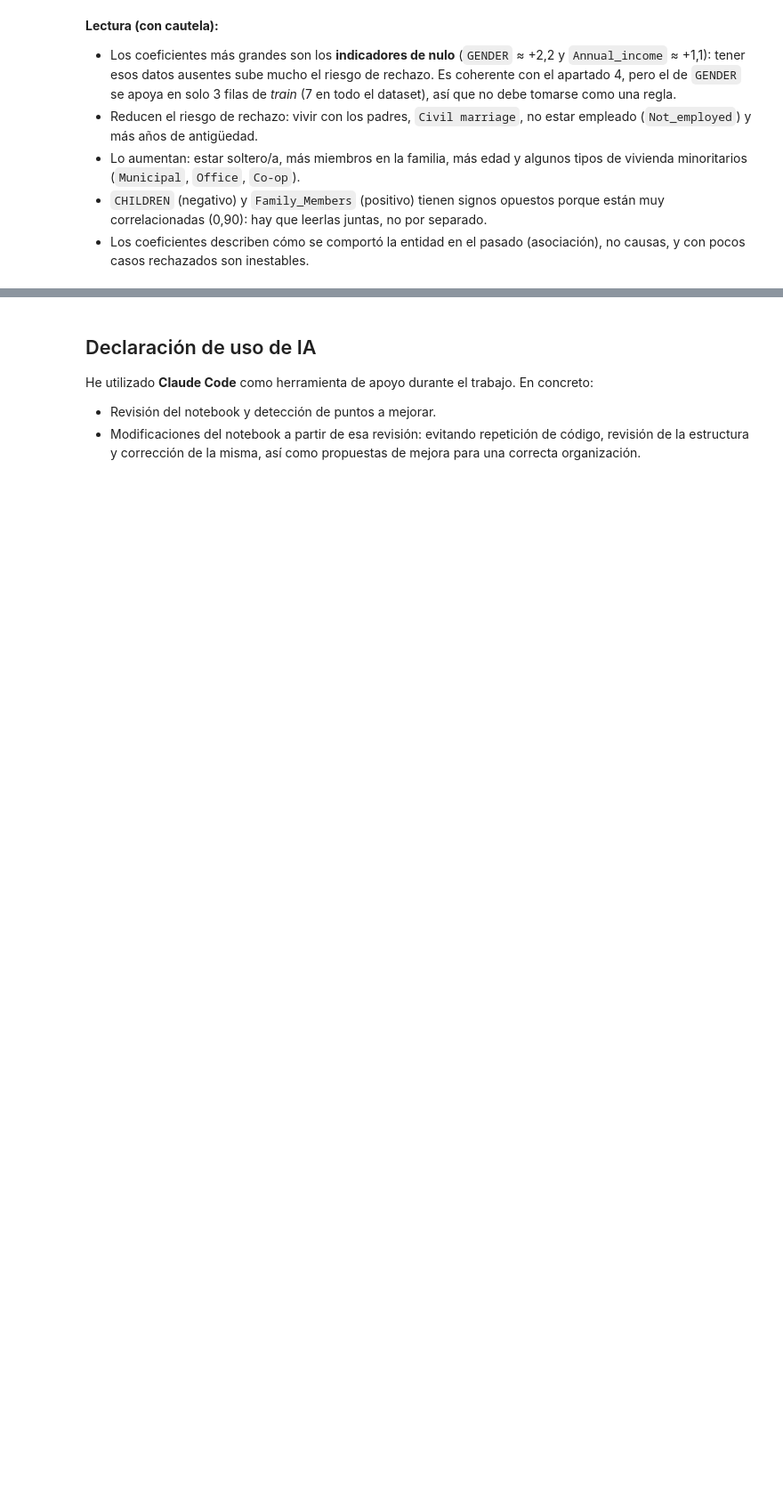
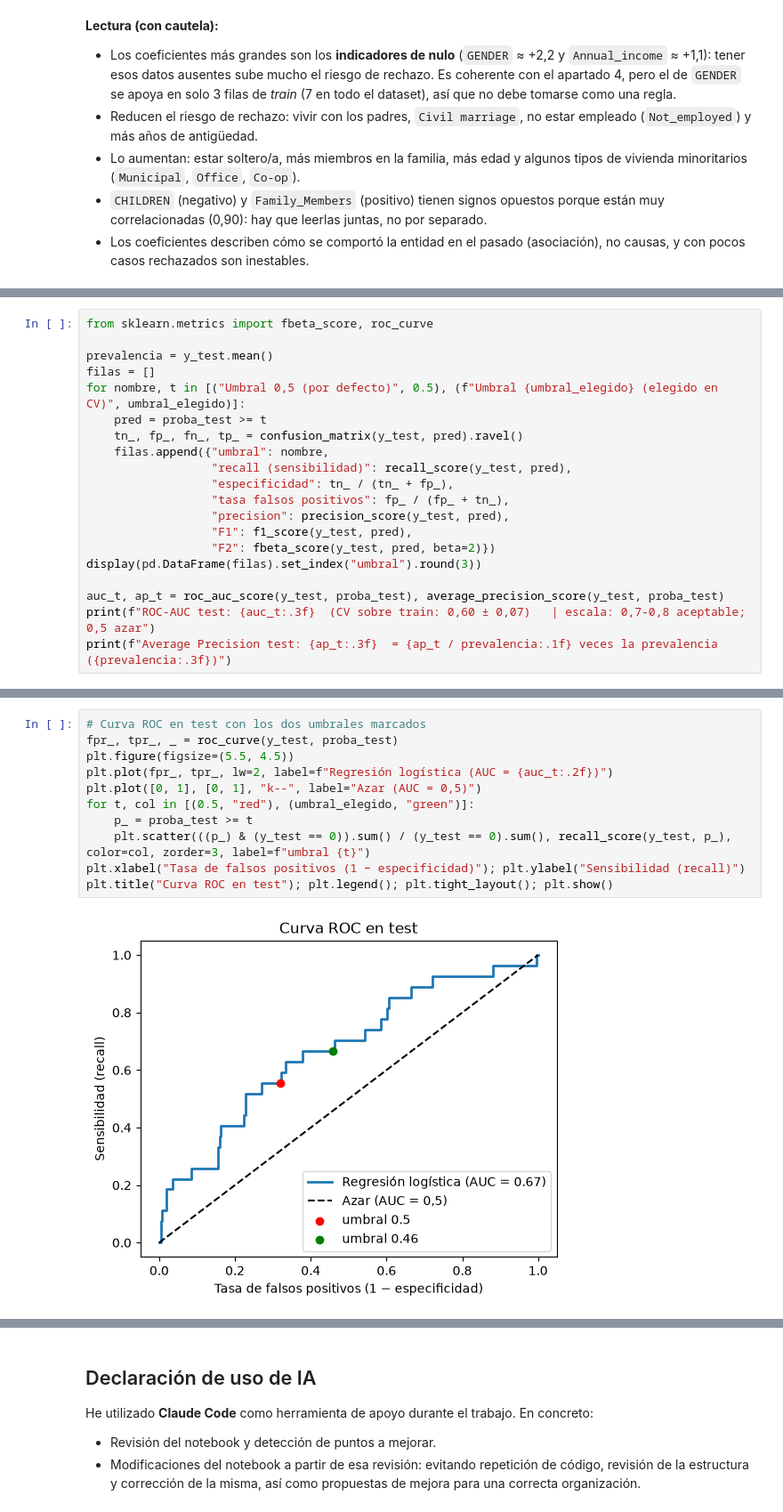
Before and after one commit to RAnteloR/Ejercicio-Tarjeta-de-creditos, a Jupyter notebook: AnteloRamirez_Raul_tarjetas_credito.ipynb, the cells around one changed output, grey strips where cells are left out. Shown at 89% size. Cells and saved outputs as stored; diff of their text form; blank space fills up the shorter version.

```diff
--- a/AnteloRamirez_Raul_tarjetas_credito.ipynb
+++ b/AnteloRamirez_Raul_tarjetas_credito.ipynb
@@ -675,0 +748,20 @@ plt.axvline(0, color="grey", lw=1); plt.tight_layout(); plt.show()
+# %%
+from sklearn.metrics import fbeta_score, roc_curve
+
+prevalencia = y_test.mean()
+filas = []
+for nombre, t in [("Umbral 0,5 (por defecto)", 0.5), (f"Umbral {umbral_elegido} (elegido en CV)", umbral_elegido)]:
+    pred = proba_test >= t
+    tn_, fp_, fn_, tp_ = confusion_matrix(y_test, pred).ravel()
+    filas.append({"umbral": nombre,
+                  "recall (sensibilidad)": recall_score(y_test, pred),
+                  "especificidad": tn_ / (tn_ + fp_),
+                  "tasa falsos positivos": fp_ / (fp_ + tn_),
+                  "precision": precision_score(y_test, pred),
+                  "F1": f1_score(y_test, pred),
+                  "F2": fbeta_score(y_test, pred, beta=2)})
+display(pd.DataFrame(filas).set_index("umbral").round(3))
+
+auc_t, ap_t = roc_auc_score(y_test, proba_test), average_precision_score(y_test, proba_test)
+print(f"ROC-AUC test: {auc_t:.3f}  (CV sobre train: 0,60 ± 0,07)   | escala: 0,7-0,8 aceptable; 0,5 azar")
+print(f"Average Precision test: {ap_t:.3f}  = {ap_t / prevalencia:.1f} veces la prevalencia ({prevalencia:.3f})")
@@ -675,0 +775,13 @@ plt.axvline(0, color="grey", lw=1); plt.tight_layout(); plt.show()
+# %%
+# Curva ROC en test con los dos umbrales marcados
+fpr_, tpr_, _ = roc_curve(y_test, proba_test)
+plt.figure(figsize=(5.5, 4.5))
+plt.plot(fpr_, tpr_, lw=2, label=f"Regresión logística (AUC = {auc_t:.2f})")
+plt.plot([0, 1], [0, 1], "k--", label="Azar (AUC = 0,5)")
+for t, col in [(0.5, "red"), (umbral_elegido, "green")]:
+    p_ = proba_test >= t
+    plt.scatter(((p_) & (y_test == 0)).sum() / (y_test == 0).sum(), recall_score(y_test, p_), color=col, zorder=3, label=f"umbral {t}")
+plt.xlabel("Tasa de falsos positivos (1 − especificidad)"); plt.ylabel("Sensibilidad (recall)")
+plt.title("Curva ROC en test"); plt.legend(); plt.tight_layout(); plt.show()
+# %% [output]
+[figure, added]
```
Also changed, not shown: parts of 13 cells of this notebook, 1 other file.
